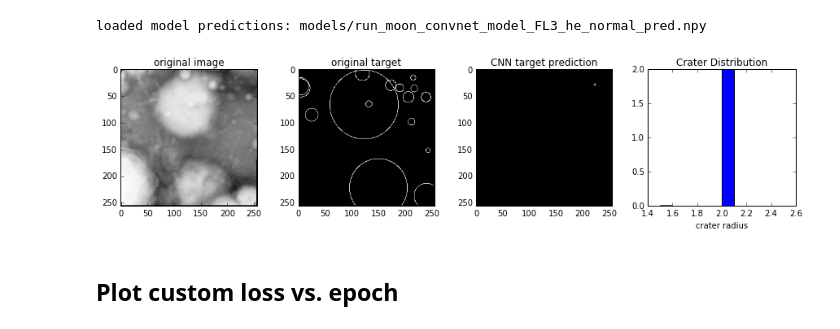
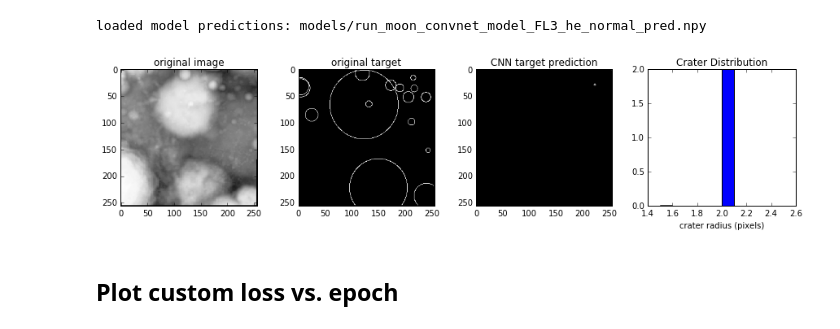
Before and after one commit to cczhu/moon_convnet_public, a Jupyter notebook: rings_analyze_remote.ipynb, the cells around one changed output. Cells and saved outputs as stored; diff of their text form; code cells hidden in the pictures.

```diff
--- a/rings_analyze_remote.ipynb
+++ b/rings_analyze_remote.ipynb
@@ -35,33 +35,33 @@ loaded model predictions: models/run_moon_convnet_model_FL3_he_normal_pred.npy
 # %%
 #parameters
 img_i=0                #image index you want to run
 get_crater_dist = 1    #1 = get crater distribution for img_i. Will take longer.
 
 #analysis and plot
 f, ax = plt.subplots(1,3+get_crater_dist, figsize=[15, 3])
 ax[0].imshow(data[img_i,:,:,0], origin='upper', cmap="Greys_r")   #original image
 ax[1].imshow(data[img_i,:,:,1], origin='upper', cmap="Greys_r")   #original ground truth
 ax[2].imshow(data[img_i,:,:,2], origin='upper', cmap="Greys_r")   #predictions
 ax[0].set_title('original image')
 ax[1].set_title('original target')
 ax[2].set_title('CNN target prediction')
 #plot circles and make radius distribution
 if get_crater_dist == 1:
     coords = template_match_target(data[img_i,:,:,2])
     mask = np.zeros((dim,dim))
     radii_dist = []
     for c in coords:
         x,y,r = c
         cv2.circle(mask, (x,y), r, 1, 1)
         radii_dist.append(r)
     ax[2].imshow(mask, origin='upper', cmap="Greys_r")
     ax[3].hist(radii_dist, 10)
     ax[3].set_title('Crater Distribution')
-    ax[3].set_xlabel('crater radius')
+    ax[3].set_xlabel('crater radius (pixels)')
 
 #plt.savefig('%s_%d.png'%(os.path.basename(files[model_i]).split('.npy')[0],img_i))
 # %% [output]
-[figure, old version]
+[figure, new version]
 # %% [markdown]
 ## Plot custom loss vs. epoch
 # %%
```
Also changed, not shown: parts of 4 cells of this notebook, 1 other file.
